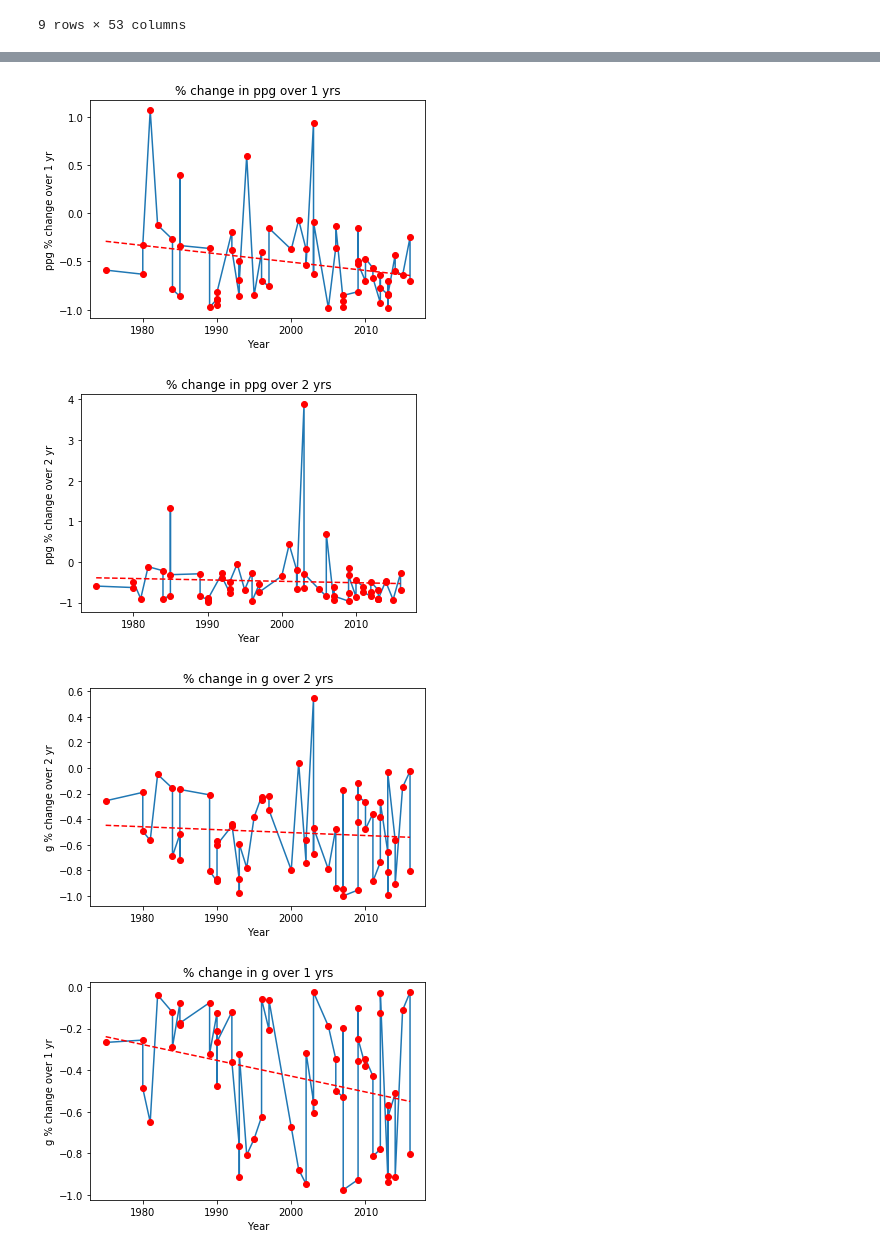
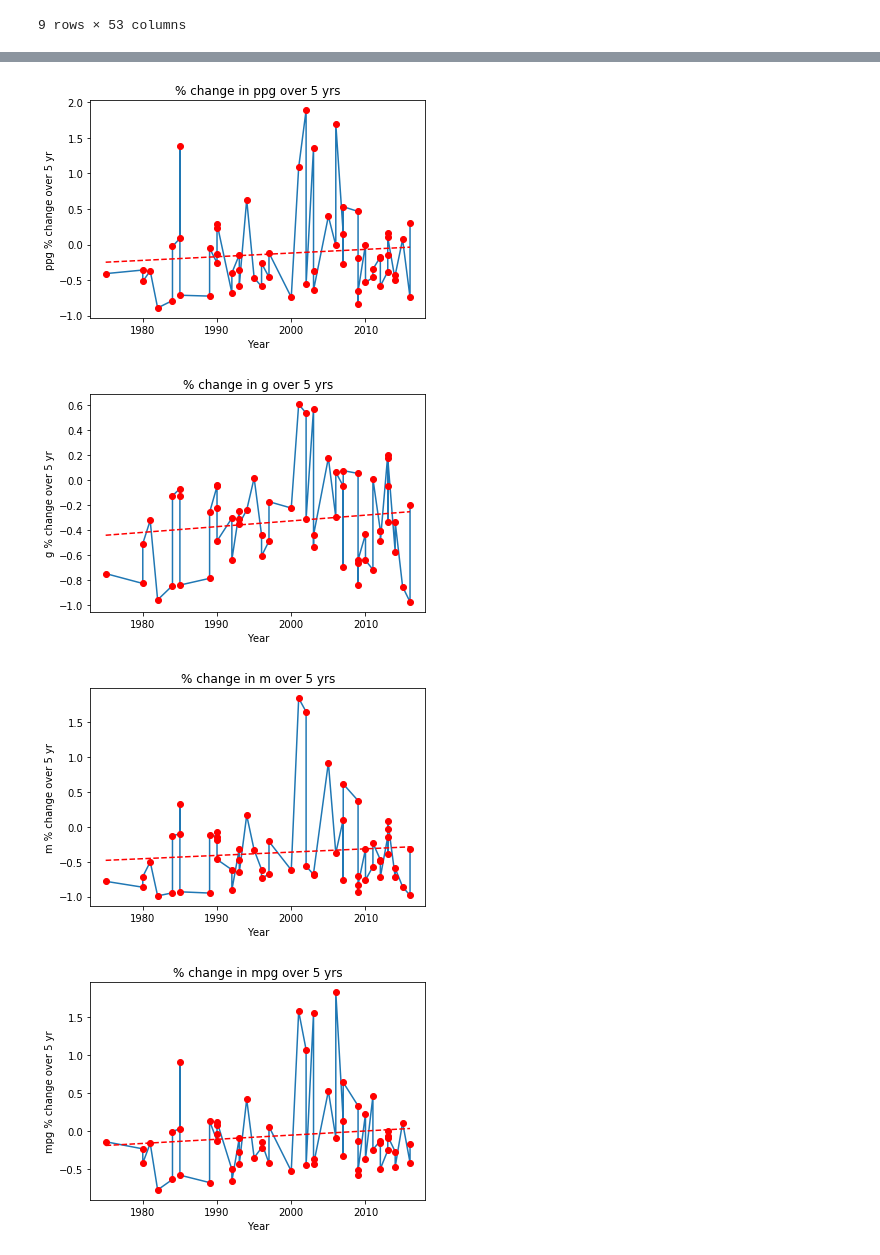
Before and after one commit to noogie13/nba-acl, a Jupyter notebook: analysis.ipynb, the cells around one changed output, grey strips where cells are left out. Drawn from its saved outputs; the diff is of its cells as text; code cells hidden in the pictures.

```diff
--- a/analysis.ipynb
+++ b/analysis.ipynb
@@ -23,17 +27,17 @@ player_list[3].stats
 # %%
-plot_stat(player_list,ppg,1)
+plot_stat(player_list,ppg,5)
 # %% [output]
-[figure, old version]
+[figure, new version]
 # %%
-plot_stat(player_list,ppg,2)
+plot_stat(player_list,g,5)
 # %% [output]
-[figure, old version]
+[figure, new version]
 # %%
-plot_stat(player_list,g,2)
+plot_stat(player_list,m,5)
 # %% [output]
-[figure, old version]
+[figure, new version]
 # %%
-plot_stat(player_list,g,1)
+plot_stat(player_list,mpg,5)
 # %% [output]
-[figure, old version]
+[figure, new version]
 # %%
```
Also changed, not shown: parts of 6 cells of this notebook, 1 other file.
